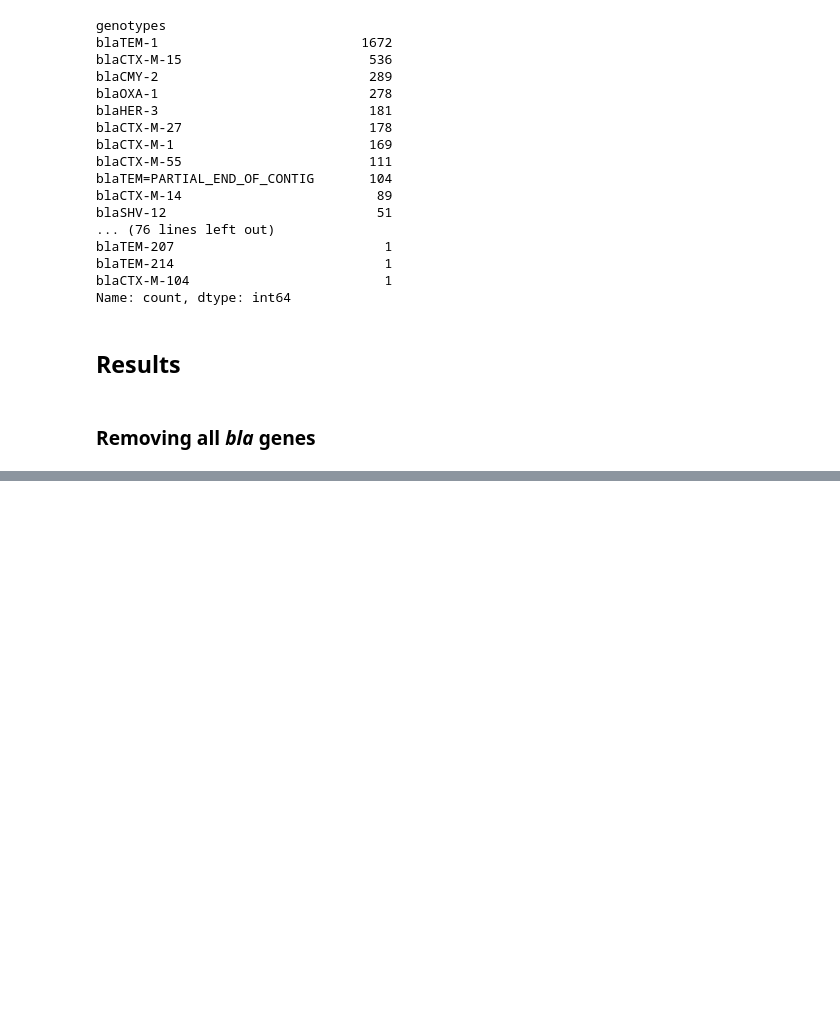
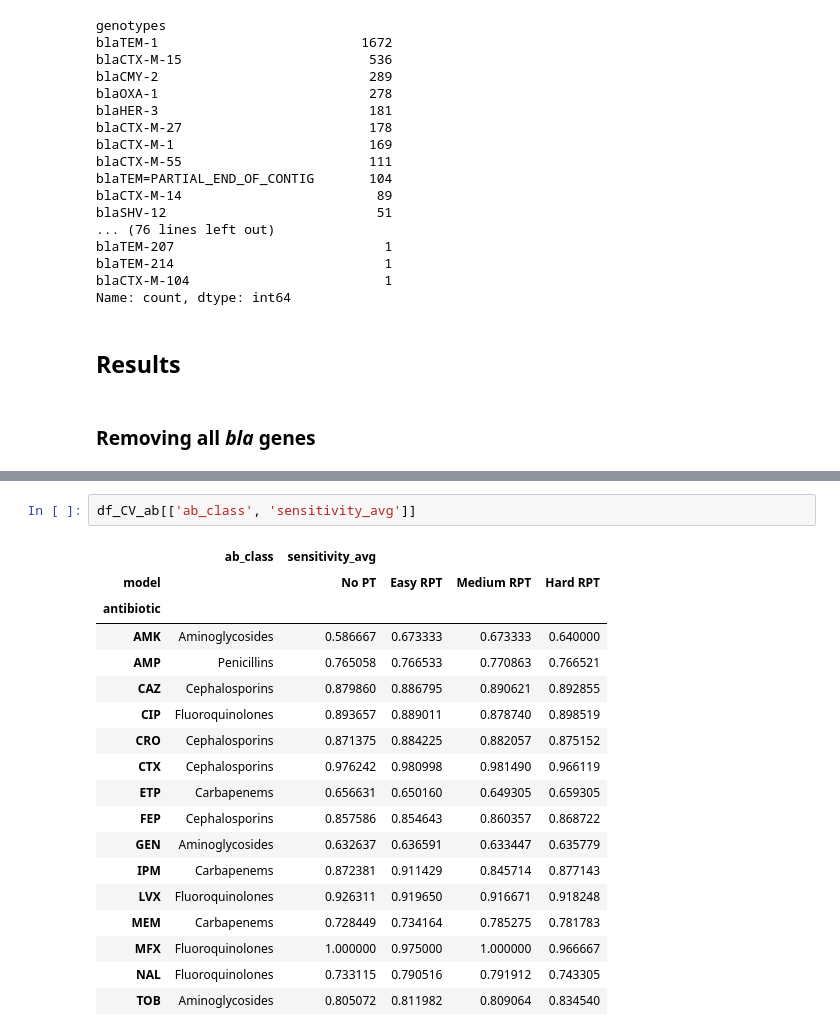
Before and after one commit to jespeols/ARFusion, a Jupyter notebook: data_vis.ipynb, the cells around one changed output, grey strips where cells are left out. Drawn from its saved outputs; the diff is of its cells as text; blank space fills up the shorter version.

```diff
--- a/data_vis.ipynb
+++ b/data_vis.ipynb
@@ -652,0 +649,21 @@ ab_stats_list[0][['sensitivity', 'ab_class']]
+# %%
+df_CV_ab[['ab_class', 'sensitivity_avg']]
+# %% [output]
+|  | ab_class | sensitivity_avg |  |  |  |
+| model |  | No PT | Easy RPT | Medium RPT | Hard RPT |
+| antibiotic |  |  |  |  |  |
+| AMK | Aminoglycosides | 0.586667 | 0.673333 | 0.673333 | 0.640000 |
+| AMP | Penicillins | 0.765058 | 0.766533 | 0.770863 | 0.766521 |
+| CAZ | Cephalosporins | 0.879860 | 0.886795 | 0.890621 | 0.892855 |
+| CIP | Fluoroquinolones | 0.893657 | 0.889011 | 0.878740 | 0.898519 |
+| CRO | Cephalosporins | 0.871375 | 0.884225 | 0.882057 | 0.875152 |
+| CTX | Cephalosporins | 0.976242 | 0.980998 | 0.981490 | 0.966119 |
+| ETP | Carbapenems | 0.656631 | 0.650160 | 0.649305 | 0.659305 |
+| FEP | Cephalosporins | 0.857586 | 0.854643 | 0.860357 | 0.868722 |
+| GEN | Aminoglycosides | 0.632637 | 0.636591 | 0.633447 | 0.635779 |
+| IPM | Carbapenems | 0.872381 | 0.911429 | 0.845714 | 0.877143 |
+| LVX | Fluoroquinolones | 0.926311 | 0.919650 | 0.916671 | 0.918248 |
+| MEM | Carbapenems | 0.728449 | 0.734164 | 0.785275 | 0.781783 |
+| MFX | Fluoroquinolones | 1.000000 | 0.975000 | 1.000000 | 0.966667 |
+| NAL | Fluoroquinolones | 0.733115 | 0.790516 | 0.791912 | 0.743305 |
+| TOB | Aminoglycosides | 0.805072 | 0.811982 | 0.809064 | 0.834540 |
```
Also changed, not shown: parts of 5 cells of this notebook, 7 other files.
